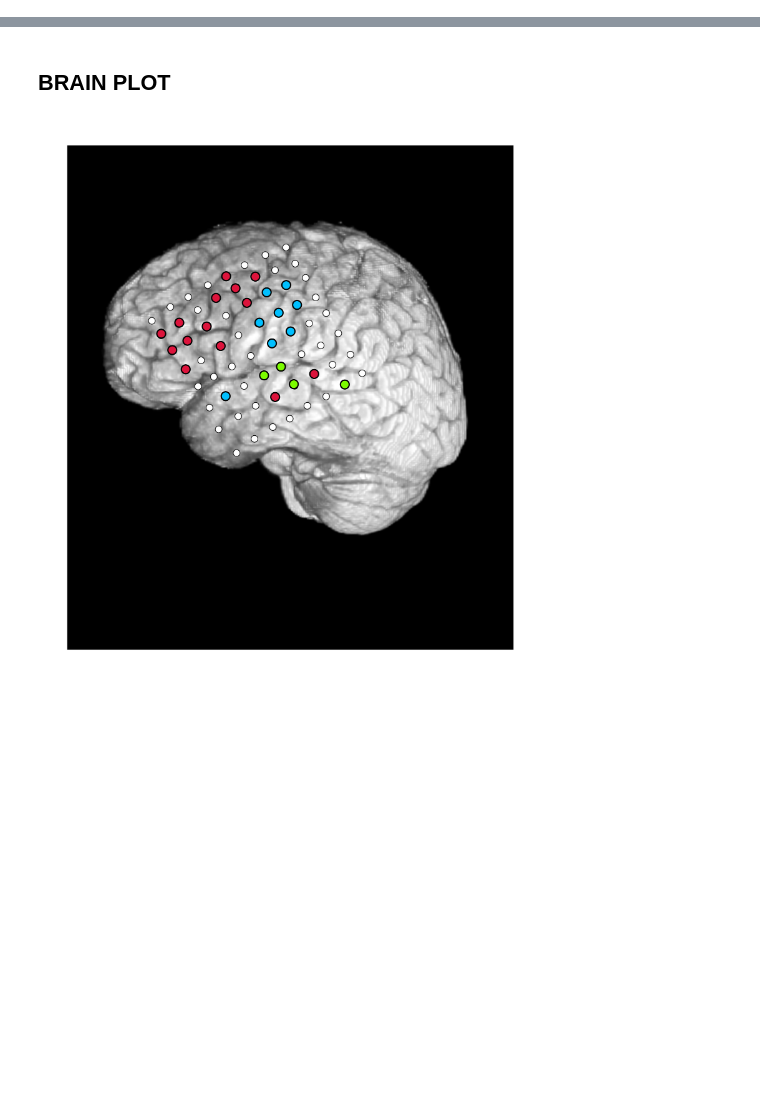
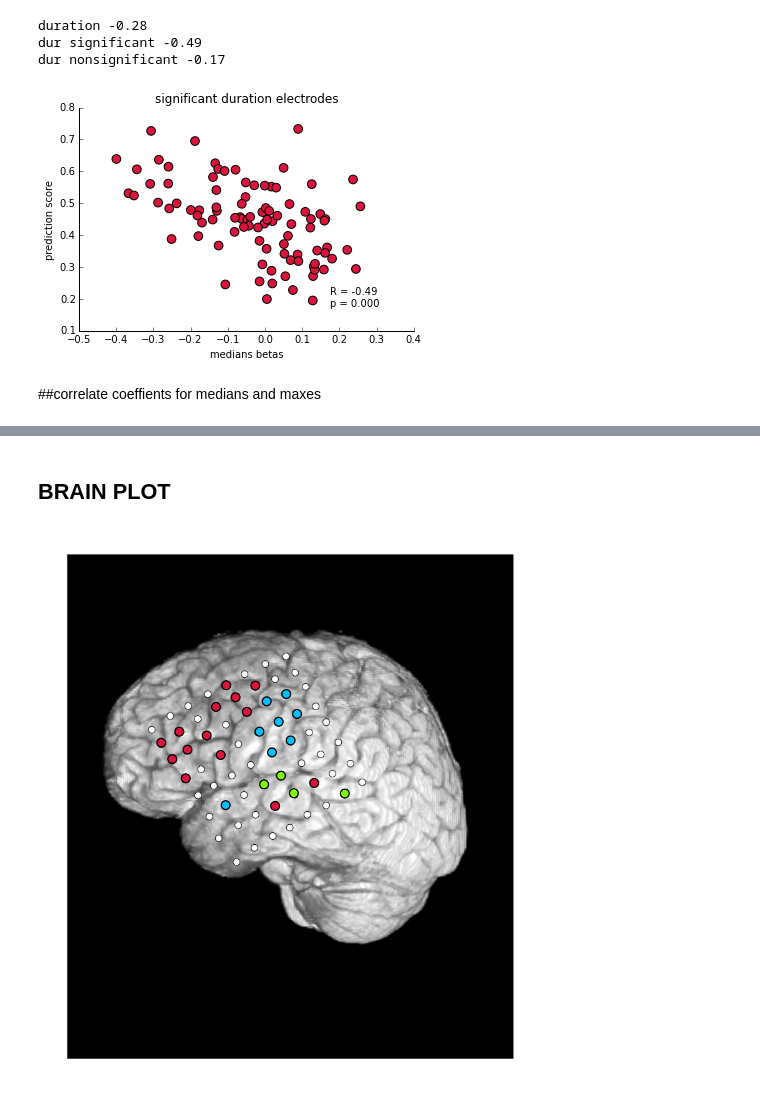
Before and after one commit to matarhaller/ECOGpy, a Jupyter notebook: fig_for_Bob.ipynb, the cells around one changed output, grey strips where cells are left out. Saved outputs shown, nothing was run; the diff lists cells and outputs as text; code cells hidden in the pictures; blank space fills up the shorter version.

```diff
--- a/fig_for_Bob.ipynb
+++ b/fig_for_Bob.ipynb
@@ -11,0 +114,48 @@ import matplotlib.pyplot as plt
+# %%
+param = 'medians'
+
+SJdir = '/home/knight/matar/MATLAB/DATA/Avgusta/'
+filename = os.path.join(SJdir, 'PCA','Stats','Regression', 'with_stds','all_coefs_withpatterns_withROIs.csv')
+df = pd.read_csv(filename)
+bad_subjects = ['GP44','ST28','GP27']
+
+df = df[~df.subj.isin(bad_subjects)] #drop bad subjects
+
+print ('duration %.2f' %(df[[param,'pred_score']][(df.pattern=='D')].corr().iloc[1,0]))
+
+print ('dur significant %.2f' %(df[(df.pval_predscore<0.05) & (df.pattern == 'D')][[param,'pred_score']].corr().iloc[1,0]))
+
+print ('dur nonsignificant %.2f' %(df[(df.pval_predscore>=0.05) & (df.pattern == 'D')][[param,'pred_score']].corr().iloc[1,0]))
+# %% [output]
+duration -0.28
+dur significant -0.49
+dur nonsignificant -0.17
+# %%
+df = df.sort('pattern', ascending = False)
+
+color_dict = {'D':'crimson','R':'dodgerblue', 'S': 'lawngreen', 'SR':'lawngreen', 'sustained':'goldenrod', 'S+sustained':'goldenrod'}
+df['color'] = df.pattern.apply(lambda x: color_dict[x])
+
+df_sig = df[(df.pval_predscore<0.05) & (df.pattern == 'D')]
+
+#plot duration significant correlation
+f, ax = plt.subplots()
+ax.scatter(df_sig[param], df_sig.pred_score, color = df_sig.color, s = 75, edgecolor = 'k')
+ax.spines['top'].set_visible(False)
+ax.spines['right'].set_visible(False)
+ax.get_xaxis().tick_bottom()
+ax.get_yaxis().tick_left()
+
+#add R and p values
+text_str = 'R = %.2f\np = %.3f' %stats.pearsonr(df_sig[param], df_sig.pred_score)
+ax.text(.75,0.1, text_str, transform = ax.transAxes, verticalalignment = 'bottom')
+ax.set_title('significant duration electrodes')
+ax.set_xlabel('%s betas' %(param))
+ax.set_ylabel('prediction score')
+
+filename= os.path.join(SJdir, 'PCA', 'Results', 'betas_vs_pred_medians_dur_sig.png')
+plt.savefig(filename, dpi = 300)
+# %% [output]
+[figure, added]
+# %% [markdown]
+##correlate coeffients for medians and maxes
```
Also changed, not shown: parts of 39 cells of this notebook, 19 other files.
